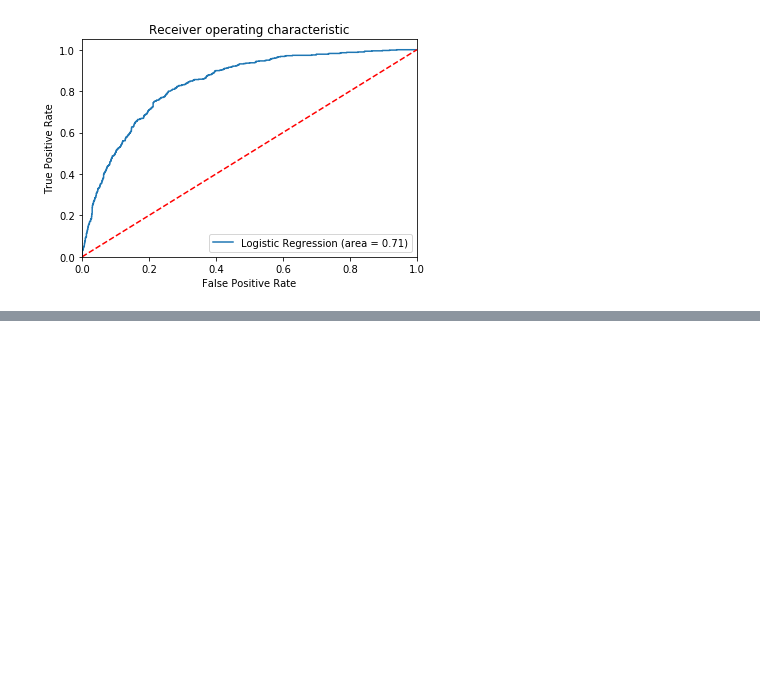
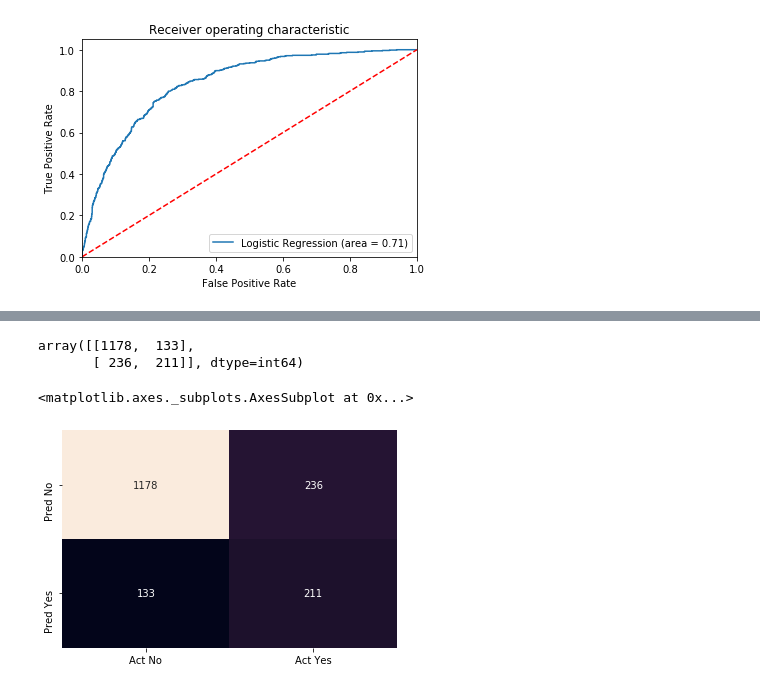
Before and after one commit to Swathips89/Telecom-Churn, a Jupyter notebook: Customer Churn.ipynb, the cells around one changed output, grey strips where cells are left out. Cells and saved outputs as stored; diff of their text form; code cells hidden in the pictures; blank space fills up the shorter version.

Commit message:
Added Random Forest algorithm

```diff
--- a/Customer Churn.ipynb
+++ b/Customer Churn.ipynb
@@ -490,0 +508,2 @@ plt.show()
+# %%
+X_train, X_test, y_train, y_test = train_test_split(X, y, test_size = 0.25, random_state = 0)
@@ -490,0 +522,3 @@ plt.show()
+# %%
+random_classifier= RandomForestClassifier()
+random_classifier.fit(X_train,y_train)
@@ -490,0 +534,2 @@ plt.show()
+# %%
+y_pred= random_classifier.predict(X_test)
@@ -490,0 +548,15 @@ plt.show()
+# %%
+#Confusion Matrix
+mat = confusion_matrix(y_test, y_pred)
+# %%
+mat
+# %% [output]
+array([[1178,  133],
+       [ 236,  211]], dtype=int64)
+# %%
+sns.heatmap(mat.T, annot=True, fmt='d', cbar=False,
+          xticklabels=['Act No','Act Yes'],
+          yticklabels=['Pred No','Pred Yes'] )
+# %% [output]
+<matplotlib.axes._subplots.AxesSubplot at 0x...>
+[figure, added]
```
Also changed, not shown: parts of 10 cells of this notebook.
